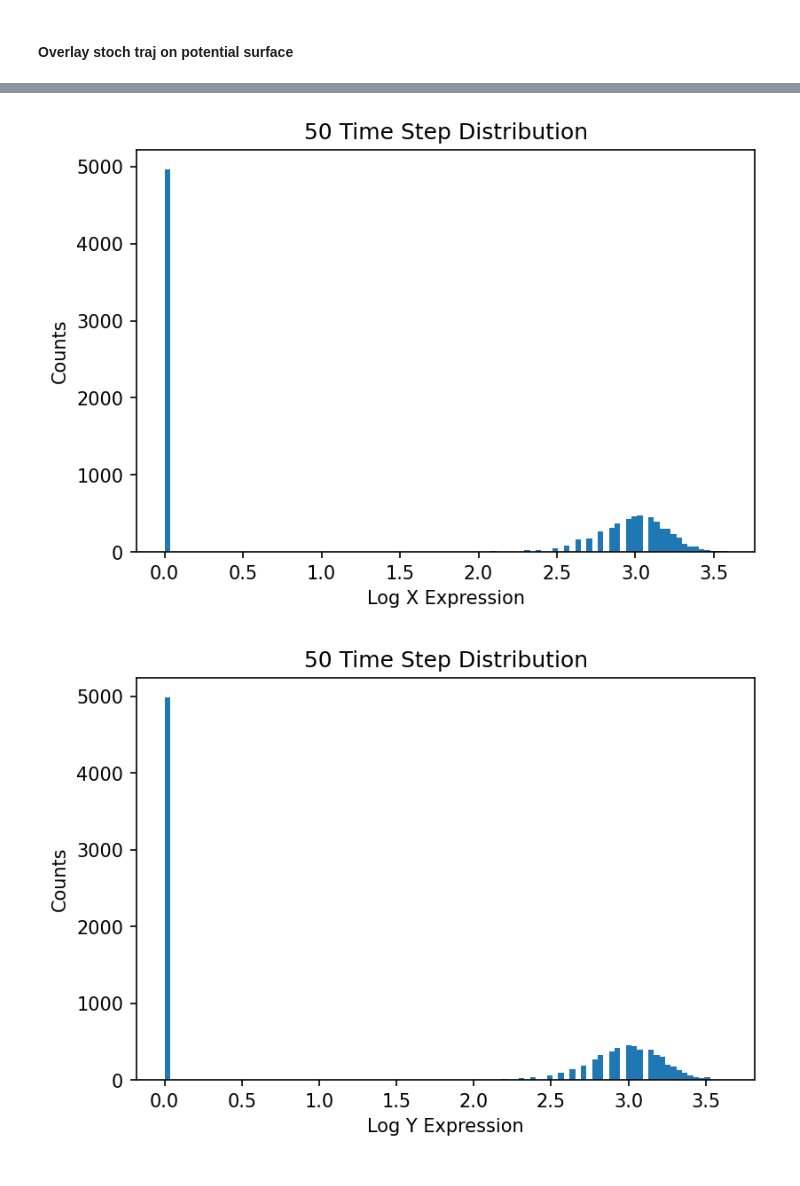
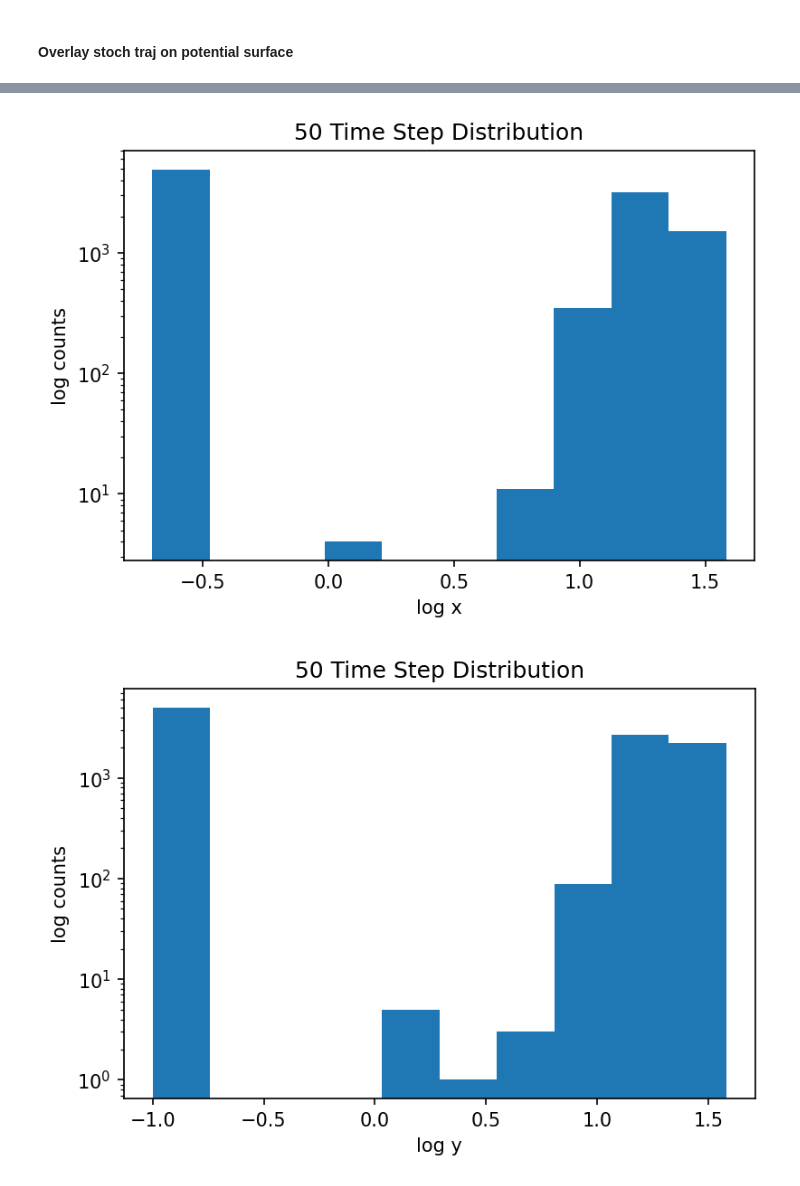
Before and after one commit to omiethescientist/Waddington-Potential-Surface, a Jupyter notebook: notebooks/Surface_Mapping_Tristable_by0.ipynb, the cells around one changed output, grey strips where cells are left out. Drawn from its saved outputs; the diff is of its cells as text; code cells hidden in the pictures.

Commit message:
Updated Notebooks with new figures

```diff
--- a/notebooks/Surface_Mapping_Tristable_by0.ipynb
+++ b/notebooks/Surface_Mapping_Tristable_by0.ipynb
@@ -259,5 +259,5 @@ plt.show()
 # %%
-coords = {"X":[X_runs[r][-1] for r in range(runs)], "Y":[Y_runs[r][-1] for r in range(runs)], "V":[V_runs[r][-1] for r in range(runs)]}
+coords = {"X":np.array([X_runs[r][-1] for r in range(runs)])+1e-1, "Y":np.array([Y_runs[r][-1] for r in range(runs)])+1e-1, "V":[V_runs[r][-1] for r in range(runs)]}
 # %%
 fig = plt.figure(dpi = 150)
 ax = fig.add_subplot(111, projection='3d')
@@ -282,20 +282,24 @@ plt.show()
 # %%
 plt.figure(dpi = 150)
 plt.title("50 Time Step Distribution")
-plt.hist(np.log1p(coords["X"]), bins = 100)
-plt.xlabel("Log X Expression")
-plt.ylabel("Counts")
+plt.hist(np.log10(coords["X"]+1e-1))
+plt.xlabel("log x")
+plt.ylabel("log counts")
+plt.yscale('log')
+plt.savefig("../Figures/Figure2A_histx.svg")
 plt.show()
 # %% [output]
-[figure, old version]
+[figure, new version]
 # %%
 plt.figure(dpi = 150)
 plt.title("50 Time Step Distribution")
-plt.hist(np.log1p(coords["Y"]), bins = 100)
-plt.xlabel("Log Y Expression")
-plt.ylabel("Counts")
+plt.hist(np.log10(coords["Y"]))
+plt.xlabel("log y")
+plt.ylabel("log counts")
+plt.yscale('log')
+plt.savefig("../Figures/Figure2A_histy.svg")
 plt.show()
 # %% [output]
-[figure, old version]
+[figure, new version]
 # %%
 #Initialize Number of runs
```
Also changed, not shown: parts of 13 cells of this notebook.
